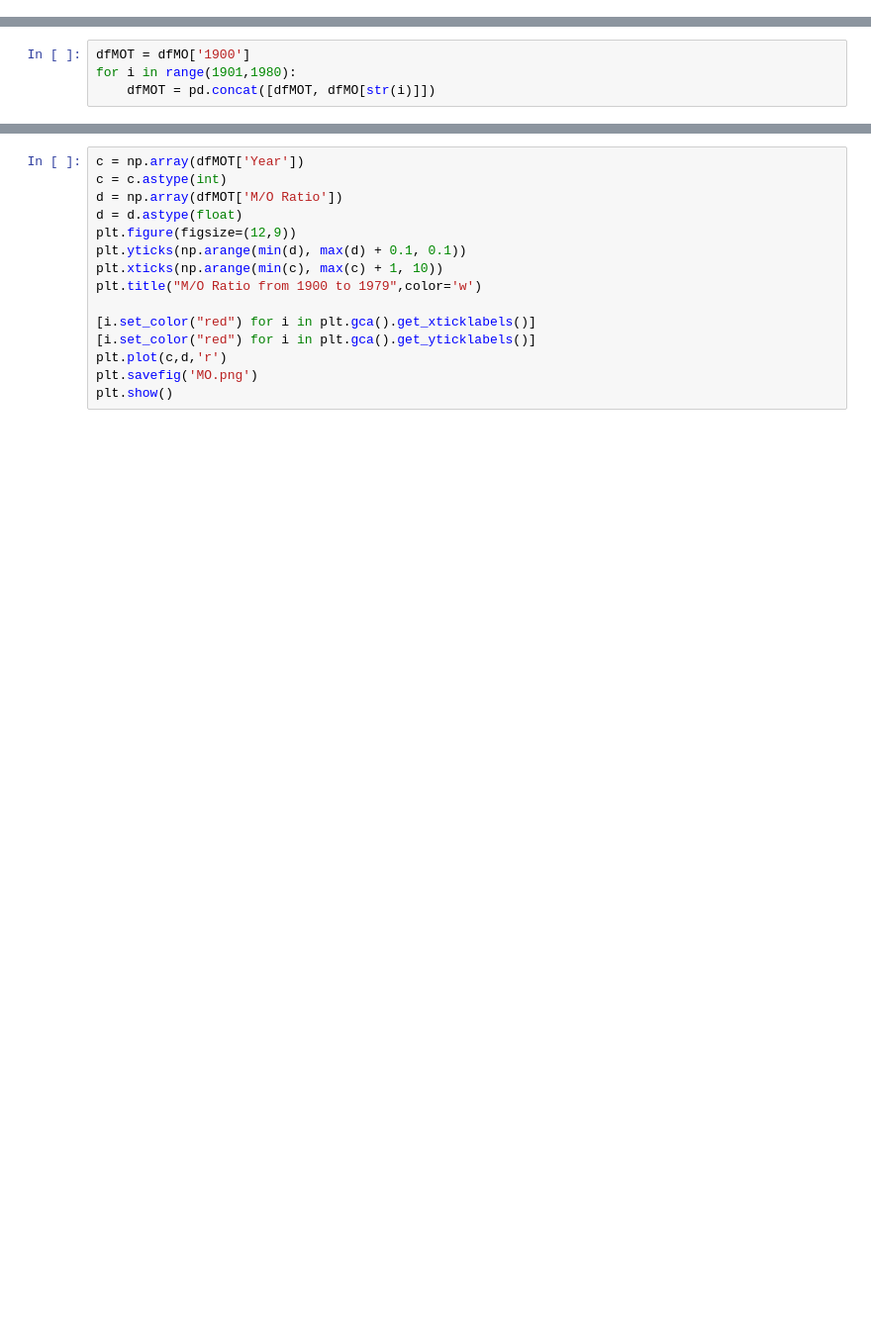
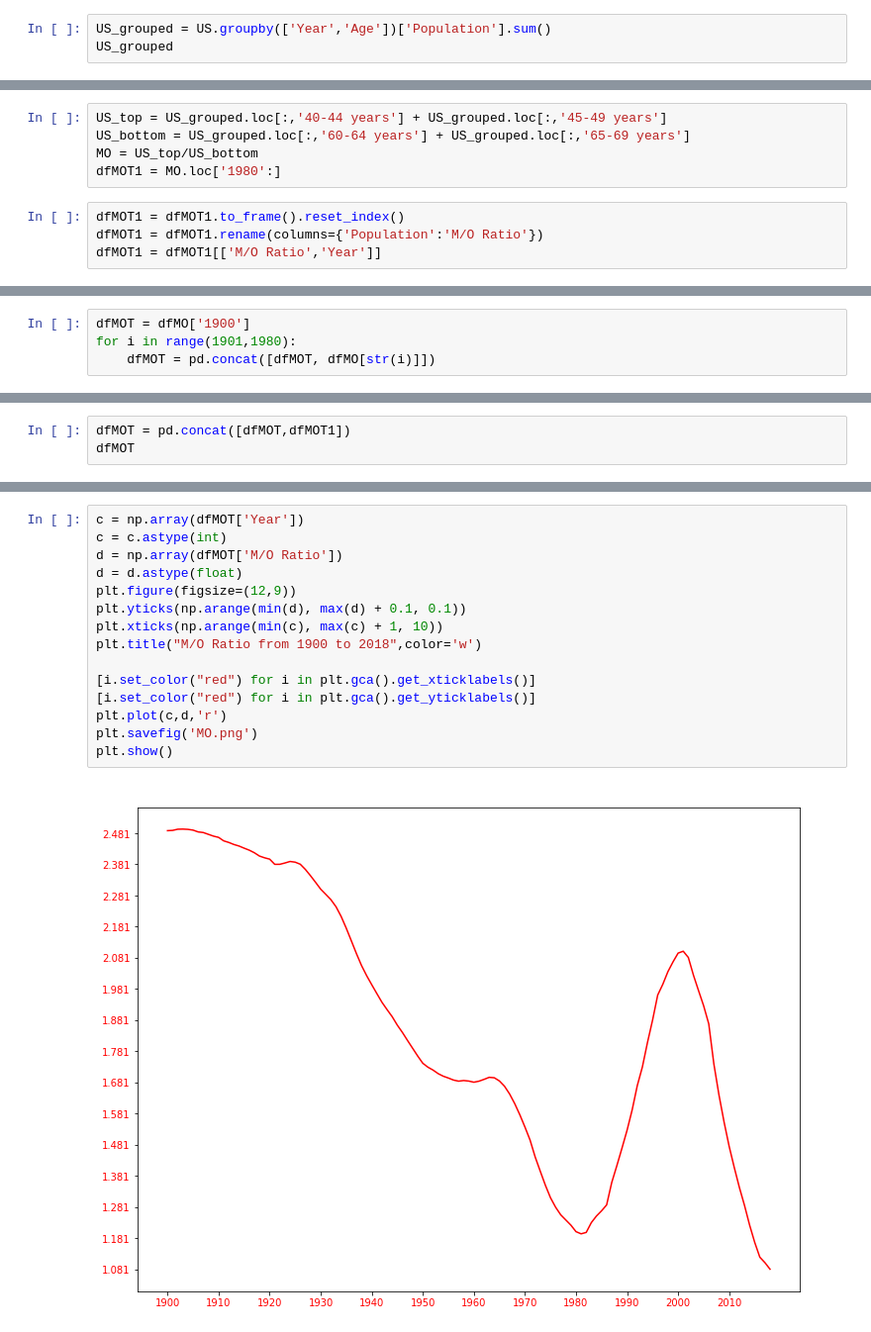
Before and after one commit to BruceKoh/Population-Growth-And-Market, a Jupyter notebook: MO/Getting Population Data.ipynb, the cells around one changed output, grey strips where cells are left out. Shown at 99% size. Cells and saved outputs as stored; diff of their text form; blank space fills up the shorter version.

Commit message:
Added all data points for population

```diff
--- a/MO/Getting Population Data.ipynb
+++ b/MO/Getting Population Data.ipynb
@@ -5,0 +56,3 @@ import os
+# %%
+US_grouped = US.groupby(['Year','Age'])['Population'].sum()
+US_grouped
@@ -6 +73,10 @@ import os
+# %%
+US_top = US_grouped.loc[:,'40-44 years'] + US_grouped.loc[:,'45-49 years']
+US_bottom = US_grouped.loc[:,'60-64 years'] + US_grouped.loc[:,'65-69 years']
+MO = US_top/US_bottom
+dfMOT1 = MO.loc['1980':]
+# %%
+dfMOT1 = dfMOT1.to_frame().reset_index()
+dfMOT1 = dfMOT1.rename(columns={'Population':'M/O Ratio'})
+dfMOT1 = dfMOT1[['M/O Ratio','Year']]
 # %%
@@ -119,0 +153,3 @@ dfMOT
+# %%
+dfMOT = pd.concat([dfMOT,dfMOT1])
+dfMOT
@@ -120,15 +170,17 @@ dfMOT
 # %%
 c = np.array(dfMOT['Year'])
 c = c.astype(int)
 d = np.array(dfMOT['M/O Ratio'])
 d = d.astype(float)
 plt.figure(figsize=(12,9))
 plt.yticks(np.arange(min(d), max(d) + 0.1, 0.1))
 plt.xticks(np.arange(min(c), max(c) + 1, 10))
-plt.title("M/O Ratio from 1900 to 1979",color='w')
+plt.title("M/O Ratio from 1900 to 2018",color='w')
 
 [i.set_color("red") for i in plt.gca().get_xticklabels()]
 [i.set_color("red") for i in plt.gca().get_yticklabels()]
 plt.plot(c,d,'r')
 plt.savefig('MO.png')
 plt.show()
+# %% [output]
+[figure, added]
```
Also changed, not shown: parts of 13 cells of this notebook.
